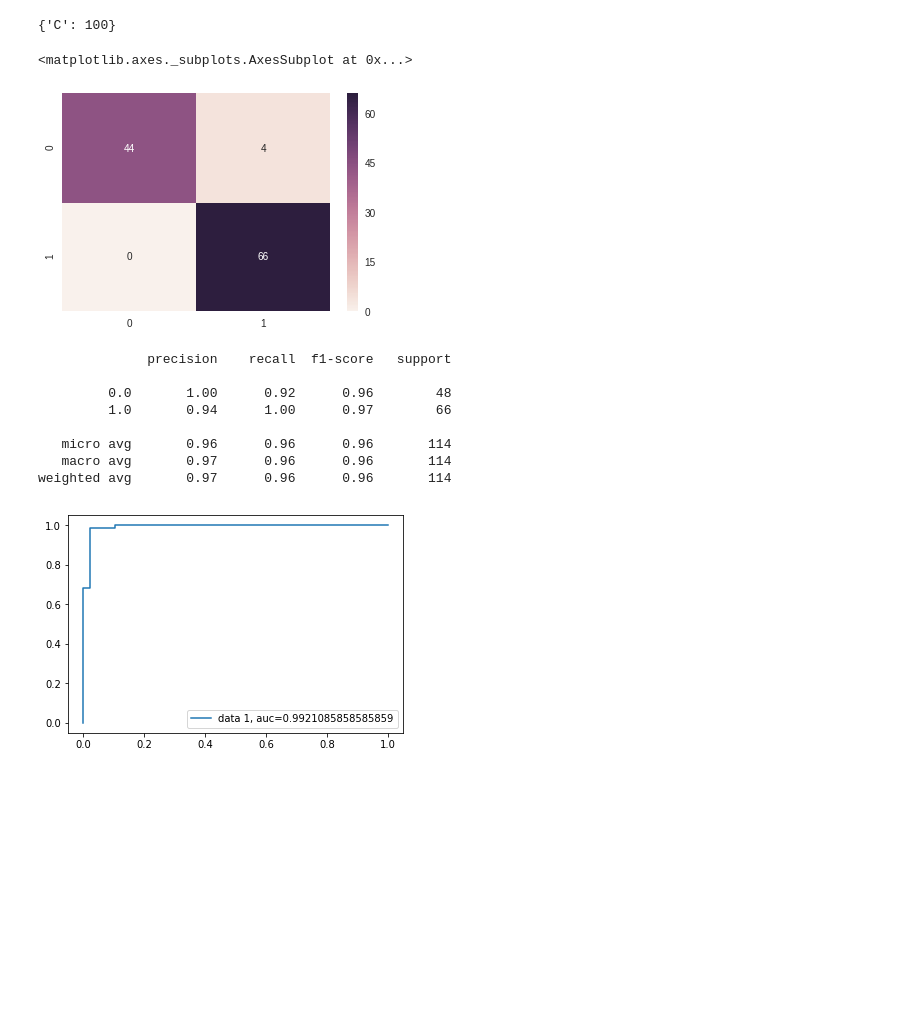
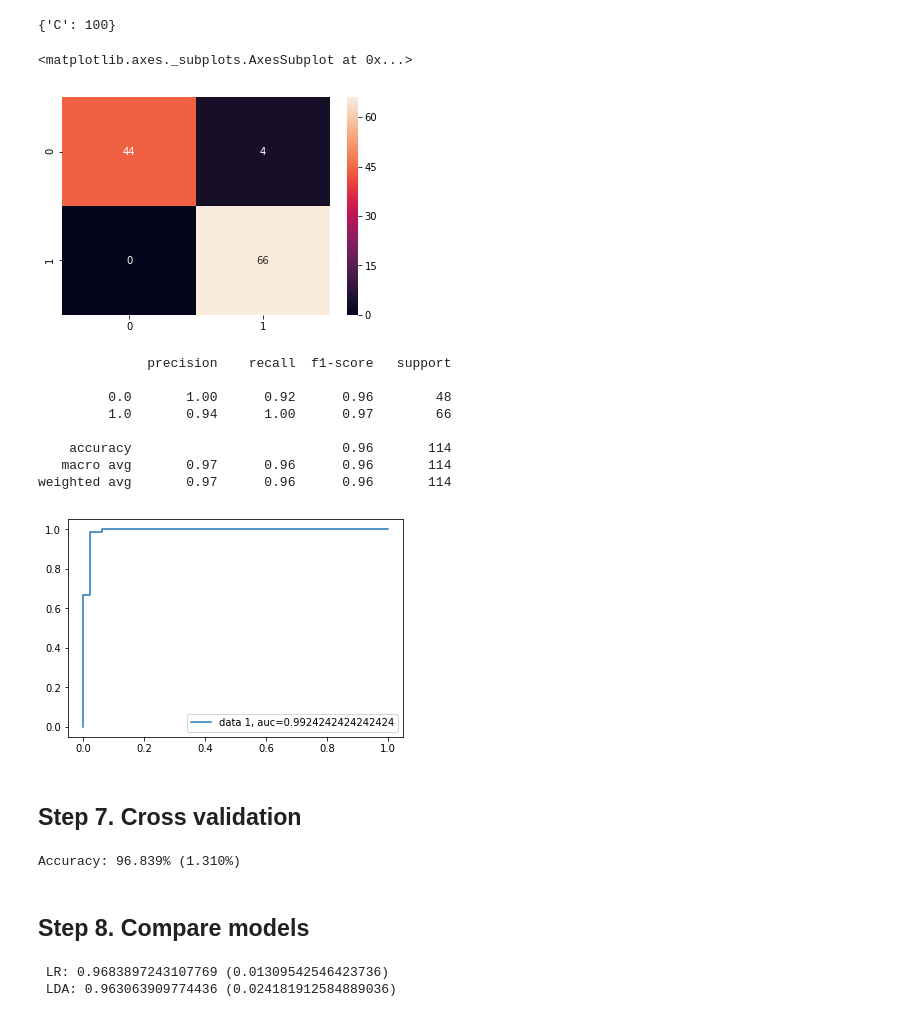
Before and after one commit to alabarga/python-data-science-personalized-medicine, a Jupyter notebook: notebooks/examples/Breast_Cancer_Classification.ipynb, the cells around one changed output. Saved outputs shown, nothing was run; the diff lists cells and outputs as text; code cells hidden in the pictures; blank space fills up the shorter version.

```diff
--- a/notebooks/examples/Breast_Cancer_Classification.ipynb
+++ b/notebooks/examples/Breast_Cancer_Classification.ipynb
@@ -47,3 +37,5 @@ df_cancer = pd.DataFrame(np.c_[cancer['data'],cancer['target']],columns=np.appen
+# %%
+df_cancer = pd.read_csv('breast_cancer.csv')
 # %%
 df_cancer.head()
 # %% [output]
@@ -160,3 +159,11 @@ X_test_scaled = (X_test - min_test)/range_test
+# %%
+from sklearn.preprocessing import Normalizer
+
+scaler = Normalizer().fit(X_train)
+X_train_scaled = scaler.transform(X_train)
+
+scaler = Normalizer().fit(X_test)
+X_test_scaled = scaler.transform(X_test)
 # %%
 lr_model.fit(X_train_scaled, y_train)
 y_pred = lr_model.predict(X_test_scaled)
@@ -229,7 +247,7 @@ cm = confusion_matrix(y_test, grid_predictions)
 sns.heatmap(cm, annot=True)
 # %% [output]
 <matplotlib.axes._subplots.AxesSubplot at 0x...>
-[figure, old version]
+[figure, new version]
 # %%
 print(classification_report(y_test, grid_predictions))
 # %% [output]
@@ -238,17 +256,51 @@ print(classification_report(y_test, grid_predictions))
          0.0       1.00      0.92      0.96        48
          1.0       0.94      1.00      0.97        66
 
-   micro avg       0.96      0.96      0.96       114
+    accuracy                           0.96       114
    macro avg       0.97      0.96      0.96       114
 weighted avg       0.97      0.96      0.96       114
 # %%
 from sklearn.metrics import roc_curve, roc_auc_score
 
-y_pred_proba = lr_model.predict_proba(X_test)[::,1]
+y_pred_proba = grid.predict_proba(X_test_scaled)[::,1]
 fpr, tpr, _ = roc_curve(y_test,  y_pred_proba)
 auc = roc_auc_score(y_test, y_pred_proba)
 plt.plot(fpr,tpr,label="data 1, auc="+str(auc))
 plt.legend(loc=4)
 plt.show()
 # %% [output]
-[figure, old version]
+[figure, new version]
+# %% [markdown]
+## Step 7. Cross validation
+# %%
+from sklearn.model_selection import KFold
+from sklearn.model_selection import cross_val_score
+from sklearn.linear_model import LogisticRegression
+
+kfold = KFold(n_splits=10, random_state=7)
+model = LogisticRegression()
+results = cross_val_score(model, X, y, cv=kfold)
+print("Accuracy: %.3f%% (%.3f%%)" % (results.mean()*100.0, results.std()*100.0))
+# %% [output]
+Accuracy: 96.839% (1.310%)
+# %% [markdown]
+## Step 8. Compare models
+# %%
+from sklearn.discriminant_analysis import LinearDiscriminantAnalysis
+
+models = []
+models.append(( 'LR' , LogisticRegression()))
+models.append(( 'LDA' , LinearDiscriminantAnalysis()))
+# evaluate each model in turn
+results = []
+names = []
+scoring = 'accuracy'
+for name, model in models:
+    kfold = KFold(n_splits=10, random_state=7)
+    cv_results = cross_val_score(model, X, y, cv=kfold, scoring=scoring)
+    results.append(cv_results)
+    names.append(name)
+    print( ' {}: {} ({}) '.format(name, cv_results.mean(), cv_results.std()))
+# %% [output]
+ LR: 0.9683897243107769 (0.01309542546423736)
+ LDA: 0.963063909774436 (0.024181912584889036)
```
Also changed, not shown: parts of 18 cells of this notebook, 4 other files.
